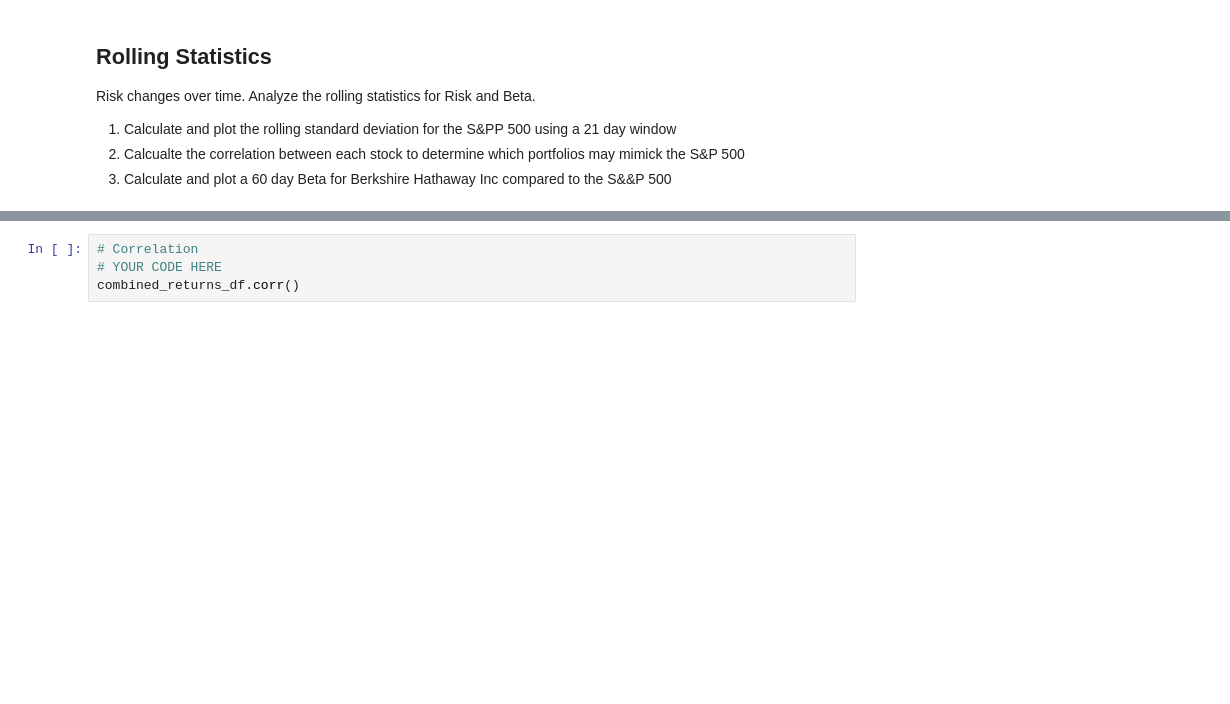
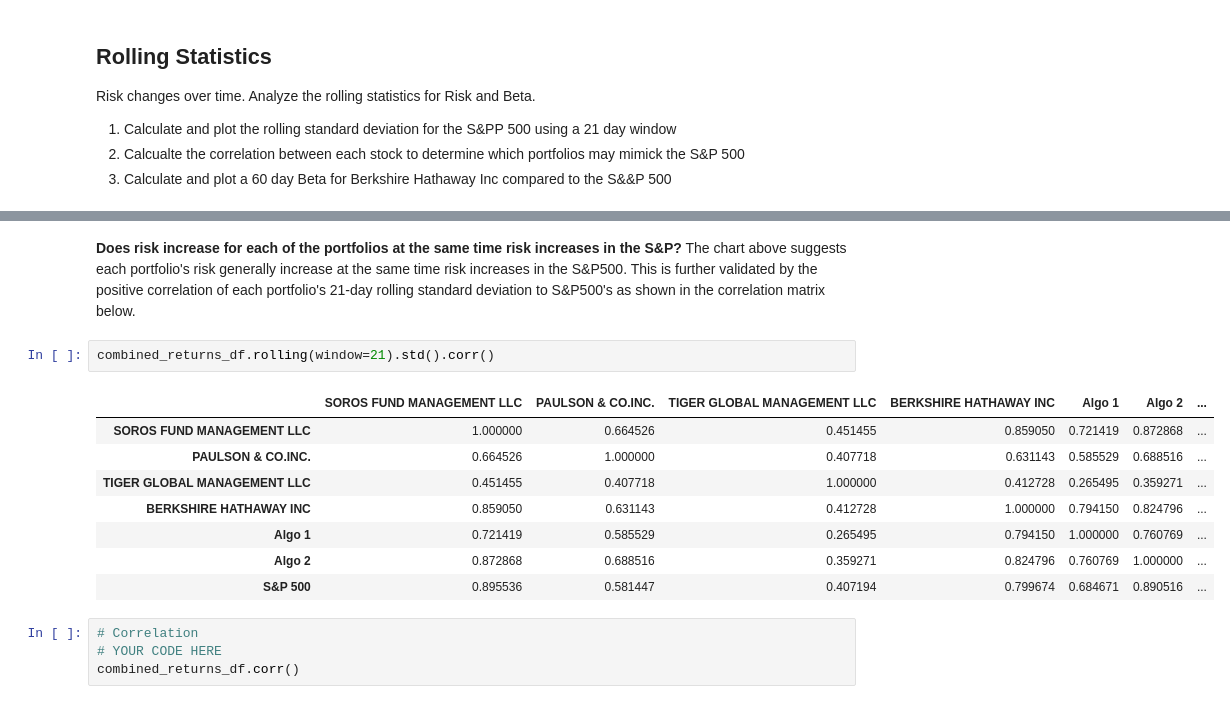
Before and after one commit to jcsoliman/Portfolio-Analysis, a Jupyter notebook: whale_analysis.ipynb, the cells around one changed output, grey strips where cells are left out. Cells and saved outputs as stored; diff of their text form; blank space fills up the shorter version.

```diff
--- a/whale_analysis.ipynb
+++ b/whale_analysis.ipynb
@@ -291,3 +316,17 @@ combined_returns_df.rolling(window=21).std().plot(figsize=[15,10])
+# %% [markdown]
+**Does risk increase for each of the portfolios at the same time risk increases in the S&P?**
+The chart above suggests each portfolio's risk generally increase at the same time risk increases in the S&P500. This is further validated by the positive correlation of each portfolio's 21-day rolling standard deviation to S&P500's as shown in the correlation matrix below.
+# %%
+combined_returns_df.rolling(window=21).std().corr()
+# %% [output]
+|  | SOROS FUND MANAGEMENT LLC | PAULSON & CO.INC. | TIGER GLOBAL MANAGEMENT LLC | BERKSHIRE HATHAWAY INC | Algo 1 | Algo 2 | ... |
+| SOROS FUND MANAGEMENT LLC | 1.000000 | 0.664526 | 0.451455 | 0.859050 | 0.721419 | 0.872868 | ... |
+| PAULSON & CO.INC. | 0.664526 | 1.000000 | 0.407718 | 0.631143 | 0.585529 | 0.688516 | ... |
+| TIGER GLOBAL MANAGEMENT LLC | 0.451455 | 0.407718 | 1.000000 | 0.412728 | 0.265495 | 0.359271 | ... |
+| BERKSHIRE HATHAWAY INC | 0.859050 | 0.631143 | 0.412728 | 1.000000 | 0.794150 | 0.824796 | ... |
+| Algo 1 | 0.721419 | 0.585529 | 0.265495 | 0.794150 | 1.000000 | 0.760769 | ... |
+| Algo 2 | 0.872868 | 0.688516 | 0.359271 | 0.824796 | 0.760769 | 1.000000 | ... |
+| S&P 500 | 0.895536 | 0.581447 | 0.407194 | 0.799674 | 0.684671 | 0.890516 | ... |
 # %%
 # Correlation
 # YOUR CODE HERE
```
Also changed, not shown: parts of 15 cells of this notebook.
